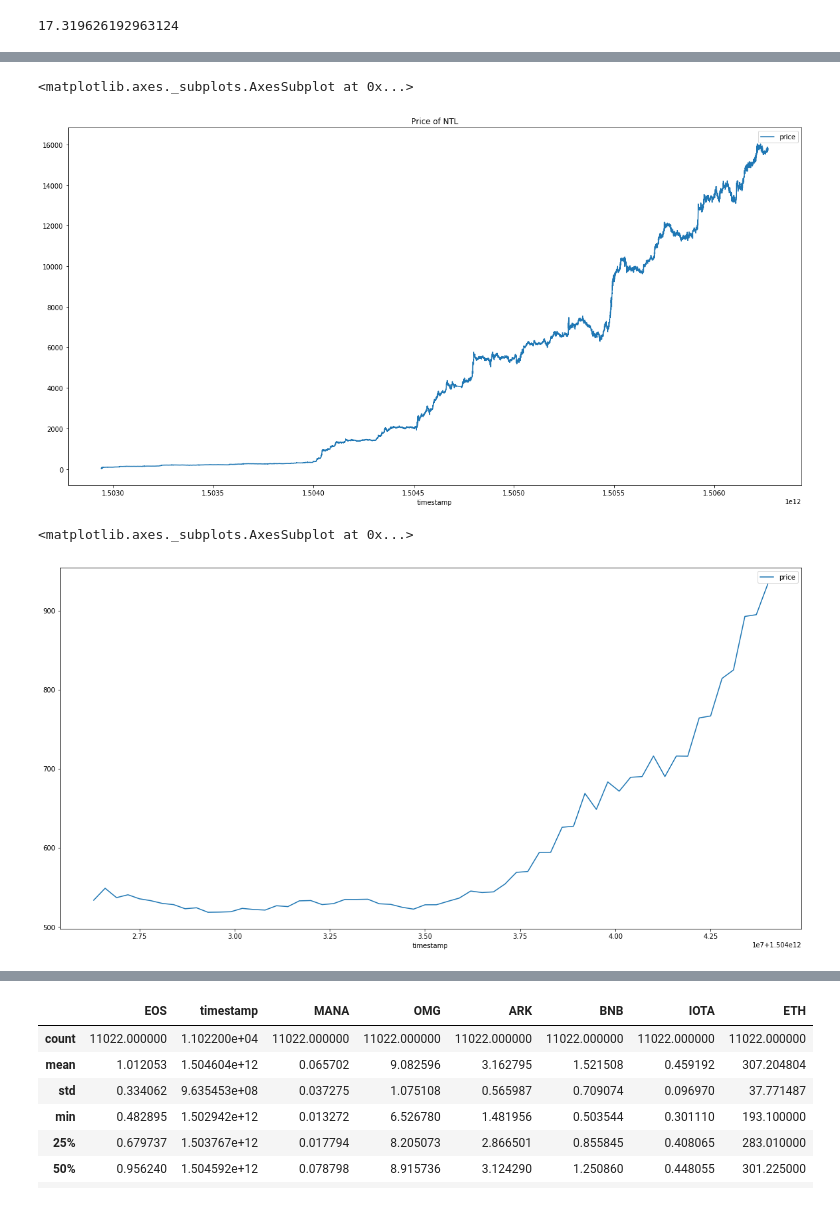
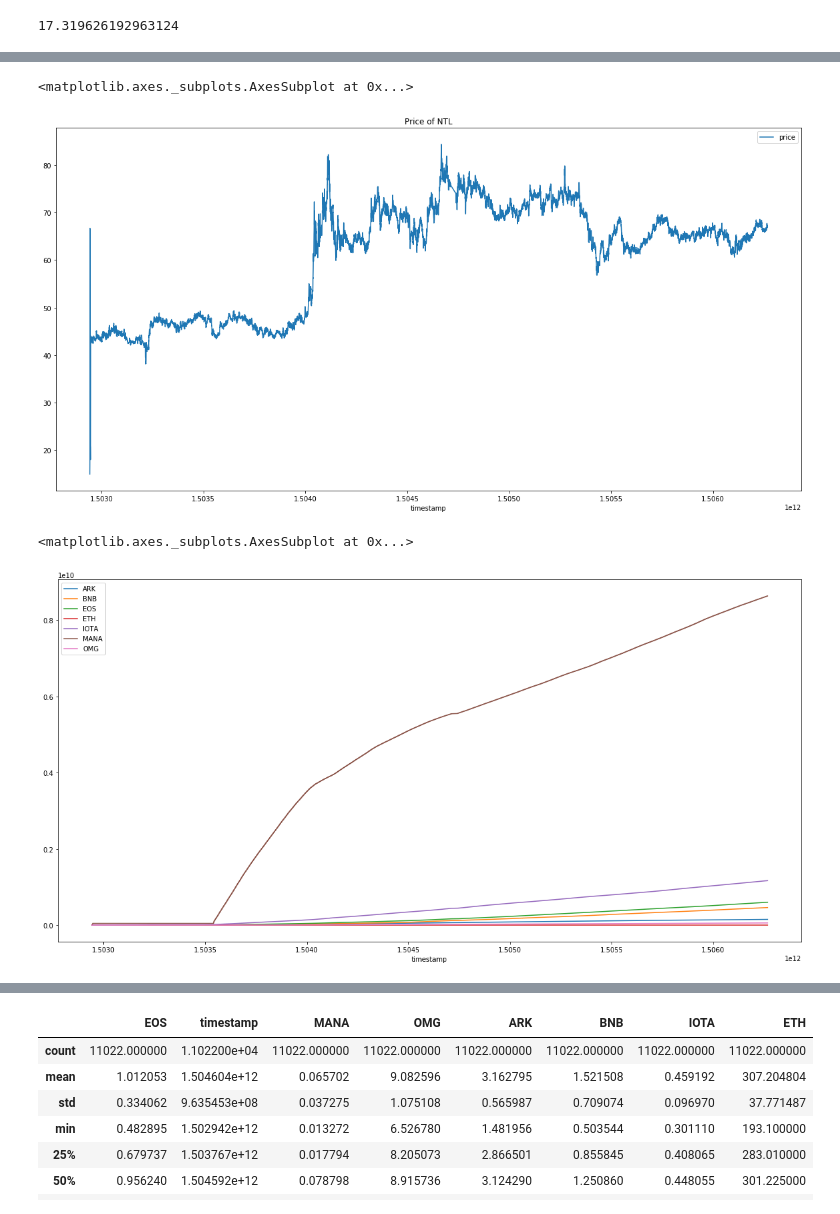
Before and after one commit to RyanKung/sim_ntl, a Jupyter notebook: Compose.ipynb, the cells around one changed output, grey strips where cells are left out. Drawn from its saved outputs; the diff is of its cells as text; code cells hidden in the pictures.

```diff
--- a/Compose.ipynb
+++ b/Compose.ipynb
@@ -163,5 +139,5 @@ NLT_components
 # %%
-res = simulator(0.3, 0.1, 1)
+res = simulator(0.1, 0.1, 2000)
 # %% [output]
 ====================
 round 0
@@ -194,9 +170,9 @@ sent 1000 NTL
 res.plot(y='price', x='timestamp', title="Price of NTL", figsize=(20, 10))
 # %% [output]
 <matplotlib.axes._subplots.AxesSubplot at 0x...>
-[figure, old version]
+[figure, new version]
 # %%
-res[3620:3680].plot(y='price', x='timestamp', figsize=(20, 10))
+res.drop(columns=['price']).plot(x='timestamp', figsize=(20, 10))
 # %% [output]
 <matplotlib.axes._subplots.AxesSubplot at 0x...>
-[figure, old version]
+[figure, new version]
```
Also changed, not shown: parts of 14 cells of this notebook, 1 other file.
